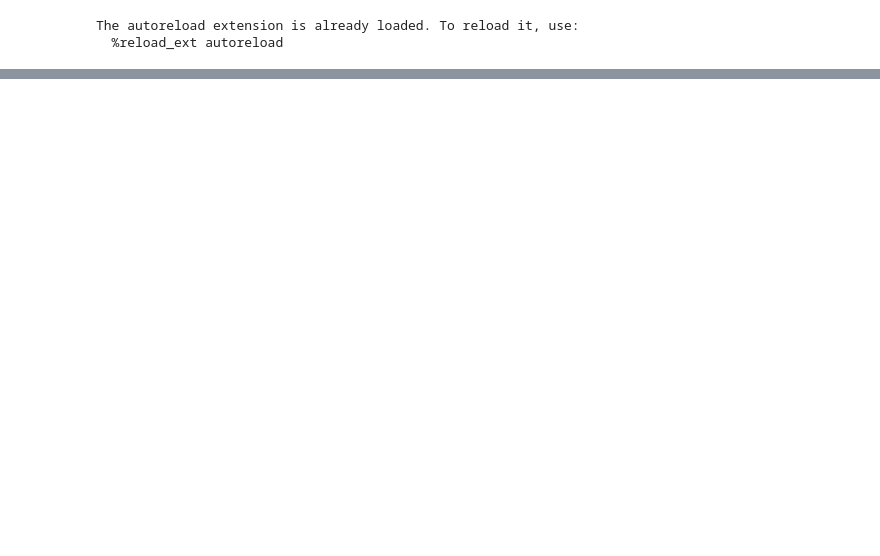
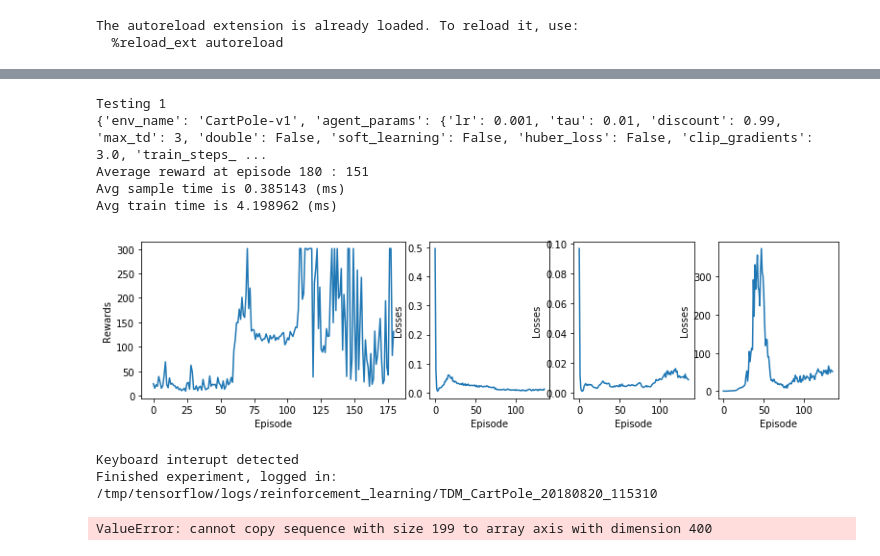
Before and after one commit to pchumphreys/Neural, a Jupyter notebook: modular_reinforcement/Reinforcement Learning.ipynb, the cells around one changed output, grey strips where cells are left out. Saved outputs shown, nothing was run; the diff lists cells and outputs as text; code cells hidden in the pictures; blank space fills up the shorter version.

```diff
--- a/modular_reinforcement/Reinforcement Learning.ipynb
+++ b/modular_reinforcement/Reinforcement Learning.ipynb
@@ -66,14 +66,22 @@ Episode reward is -92
 # %%
-algorithm = 'DQN'
-expm_name = 'LunarLander'
+algorithm = 'TDM'
+expm_name = 'CartPole'
 
 test_case_params = {
     '1' : dict(agent_params = dict(multi_step = False)),
     '3' : dict(agent_params = dict(multi_step = 3)),
     '10' : dict(agent_params = dict(multi_step = 10)),
     }
 
 
-
-
-rewards = reinforcement_expm.sweep_test_cases(algorithm,expm_name,test_case_params,runs_per_point = 3)
+rewards = reinforcement_expm.sweep_test_cases(algorithm,expm_name,test_case_params,runs_per_point = 3,episode_finished_callback=episode_finished_callback)
+# %% [output]
+Testing 1
+{'env_name': 'CartPole-v1', 'agent_params': {'lr': 0.001, 'tau': 0.01, 'discount': 0.99, 'max_td': 3, 'double': False, 'soft_learning': False, 'huber_loss': False, 'clip_gradients': 3.0, 'train_steps_ ...
+Average reward at episode 180 : 151
+Avg sample time is 0.385143 (ms)
+Avg train time is 4.198962 (ms)
+[figure, added]
+Keyboard interupt detected
+Finished experiment, logged in: /tmp/tensorflow/logs/reinforcement_learning/TDM_CartPole_20180820_115310
+ValueError: cannot copy sequence with size 199 to array axis with dimension 400
```
Also changed, not shown: parts of 3 cells of this notebook, 9 other files.
